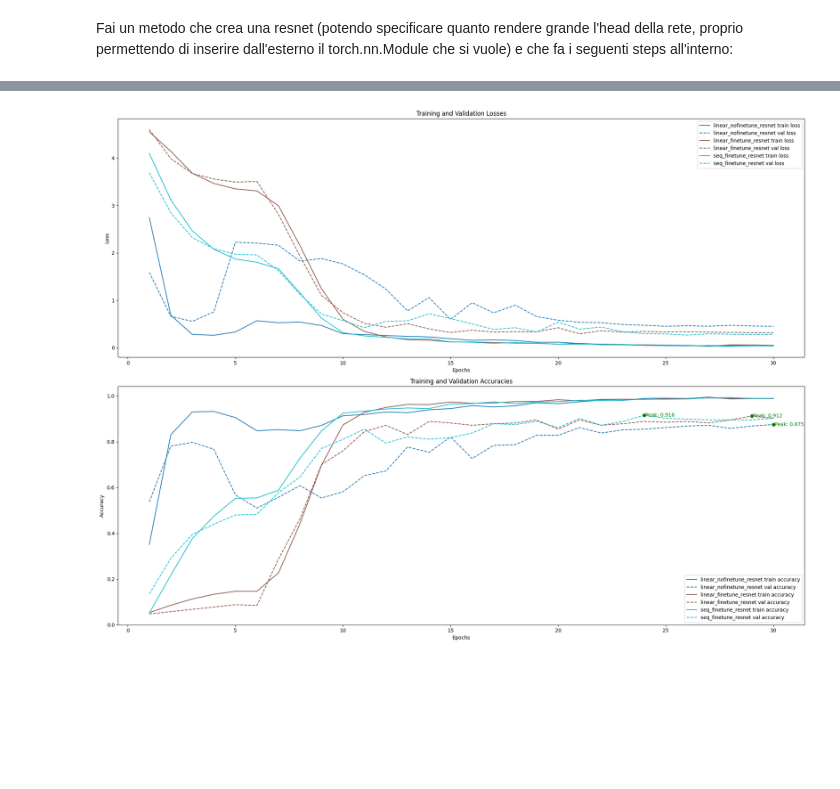
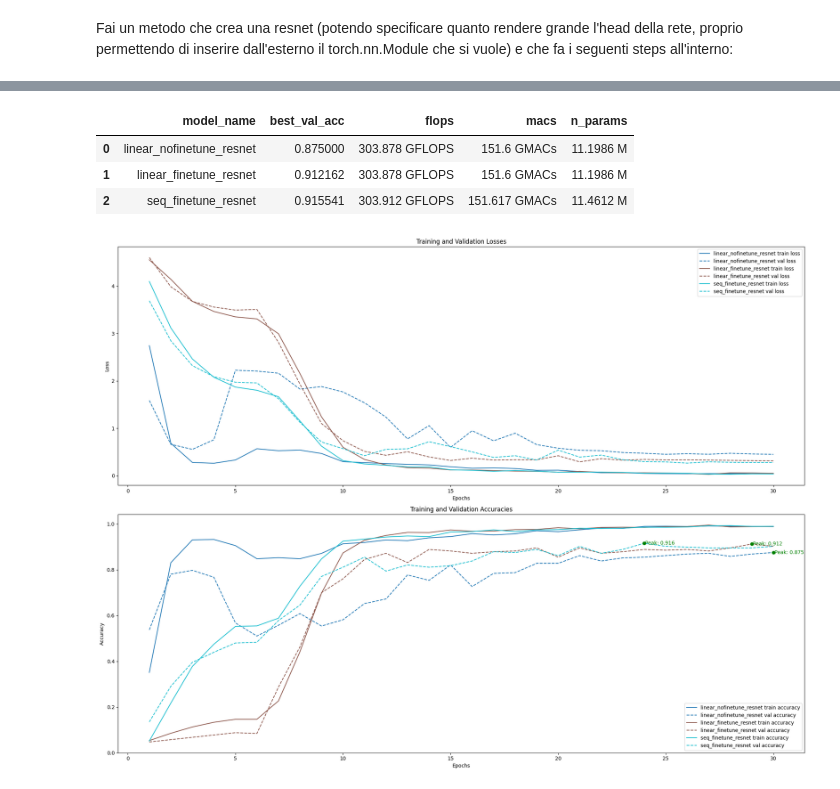
Before and after one commit to DanieleBaiocco/IPCV_assignment2, a Jupyter notebook: assignment_2.ipynb, the cells around one changed output, grey strips where cells are left out. Drawn from its saved outputs; the diff is of its cells as text; code cells hidden in the pictures; blank space fills up the shorter version.

```diff
--- a/assignment_2.ipynb
+++ b/assignment_2.ipynb
@@ -914,3 +795,10 @@ Val Loss: 1.7668 Val Accuracy: 0.5811
+# %%
+resnets_res
+# %% [output]
+|  | model_name | best_val_acc | flops | macs | n_params |
+| 0 | linear_nofinetune_resnet | 0.875000 | 303.878 GFLOPS | 151.6 GMACs | 11.1986 M |
+| 1 | linear_finetune_resnet | 0.912162 | 303.878 GFLOPS | 151.6 GMACs | 11.1986 M |
+| 2 | seq_finetune_resnet | 0.915541 | 303.912 GFLOPS | 151.617 GMACs | 11.4612 M |
 # %%
 plot_model_histories(resnets_histories, resnets_res['model_name'], resnets_res['best_val_acc'])
 # %% [output]
```
Also changed, not shown: parts of 36 cells of this notebook.
